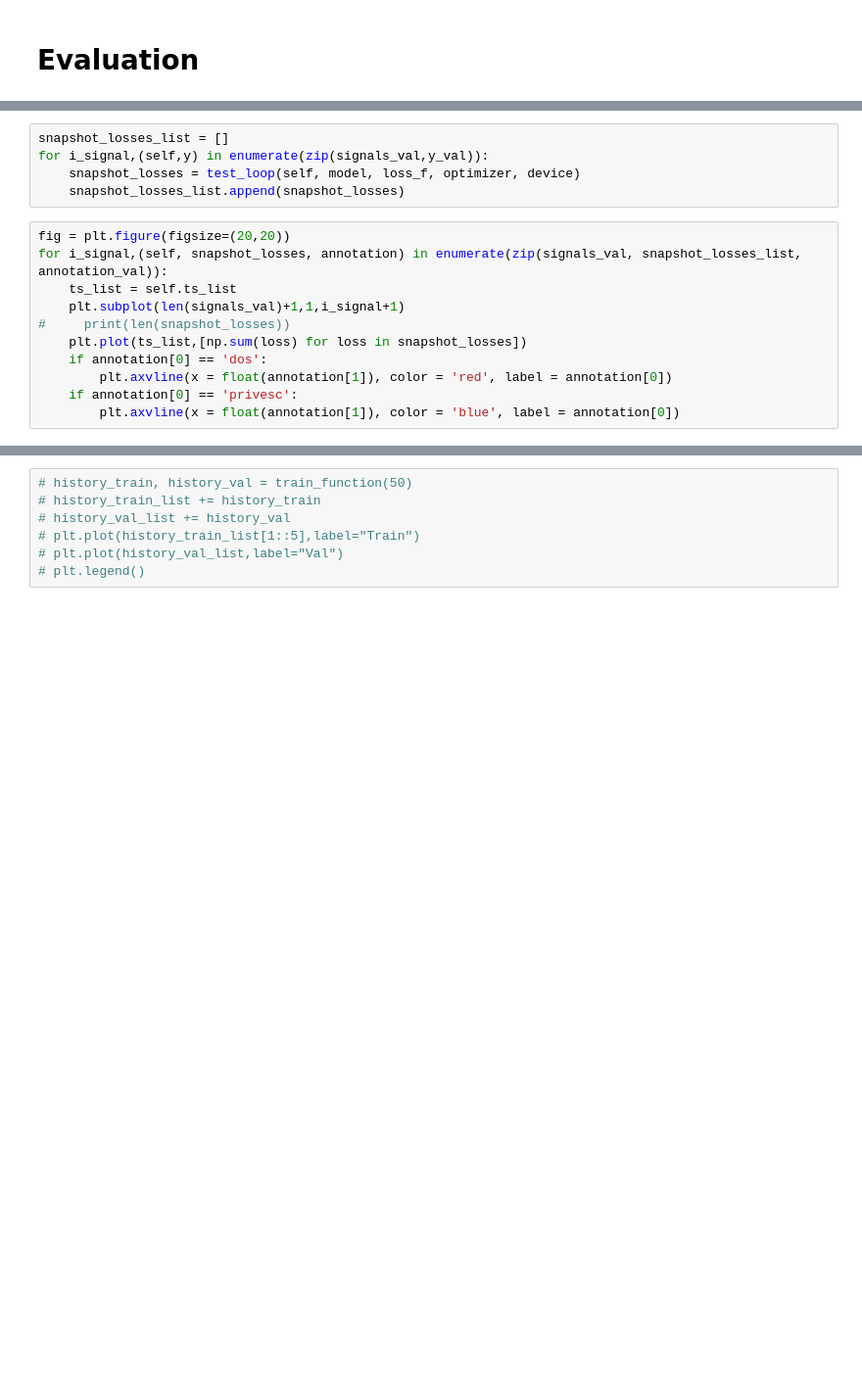
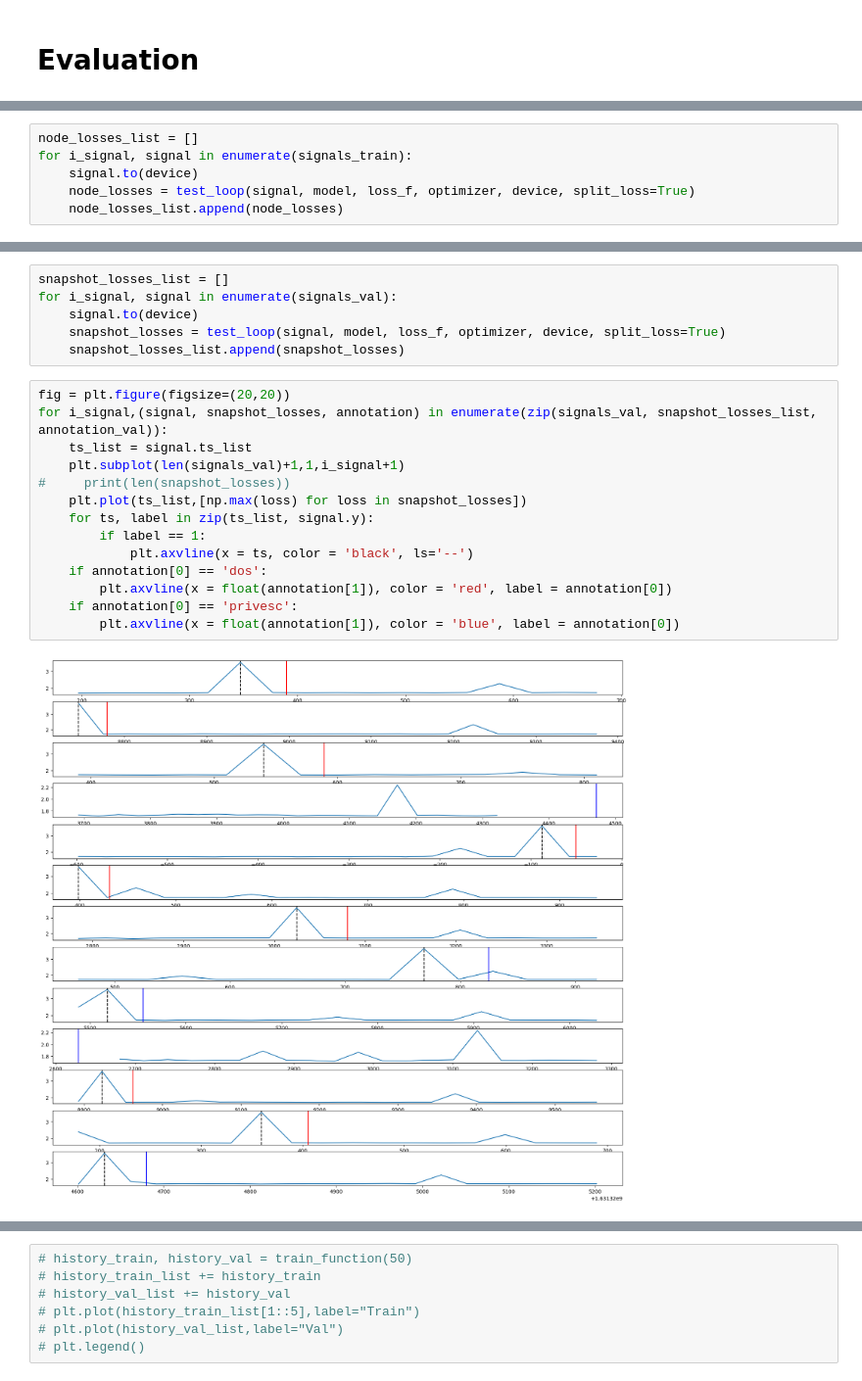
Before and after one commit to YC0806/2023-Yuchen, a Jupyter notebook: Demo_TGAE2_GRUConv_Batched.ipynb, the cells around one changed output, grey strips where cells are left out. Shown at 98% size. Cells and saved outputs as stored; diff of their text form; blank space fills up the shorter version.

```diff
--- a/Demo_TGAE2_GRUConv_Batched.ipynb
+++ b/Demo_TGAE2_GRUConv_Batched.ipynb
@@ -1018,0 +1057,6 @@ torch.save(model,f"TGAE2_GRUConv_{GLOBAL_EPOCH}_{np.mean(history_train_list[-1])
+# %%
+node_losses_list = []
+for i_signal, signal in enumerate(signals_train):
+    signal.to(device)
+    node_losses = test_loop(signal, model, loss_f, optimizer, device, split_loss=True)
+    node_losses_list.append(node_losses)
@@ -1019,17 +1078,23 @@ torch.save(model,f"TGAE2_GRUConv_{GLOBAL_EPOCH}_{np.mean(history_train_list[-1])
 # %%
 snapshot_losses_list = []
-for i_signal,(self,y) in enumerate(zip(signals_val,y_val)):
-    snapshot_losses = test_loop(self, model, loss_f, optimizer, device)
+for i_signal, signal in enumerate(signals_val):
+    signal.to(device)
+    snapshot_losses = test_loop(signal, model, loss_f, optimizer, device, split_loss=True)
     snapshot_losses_list.append(snapshot_losses)
 # %%
 fig = plt.figure(figsize=(20,20))
-for i_signal,(self, snapshot_losses, annotation) in enumerate(zip(signals_val, snapshot_losses_list, annotation_val)):
-    ts_list = self.ts_list
+for i_signal,(signal, snapshot_losses, annotation) in enumerate(zip(signals_val, snapshot_losses_list, annotation_val)):
+    ts_list = signal.ts_list
     plt.subplot(len(signals_val)+1,1,i_signal+1)
 #     print(len(snapshot_losses))
-    plt.plot(ts_list,[np.sum(loss) for loss in snapshot_losses])
+    plt.plot(ts_list,[np.max(loss) for loss in snapshot_losses])
+    for ts, label in zip(ts_list, signal.y):
+        if label == 1:
+            plt.axvline(x = ts, color = 'black', ls='--')
     if annotation[0] == 'dos':
         plt.axvline(x = float(annotation[1]), color = 'red', label = annotation[0])
     if annotation[0] == 'privesc':
         plt.axvline(x = float(annotation[1]), color = 'blue', label = annotation[0])
+# %% [output]
+[figure, added]
 # %%
```
Also changed, not shown: parts of 52 cells of this notebook.
